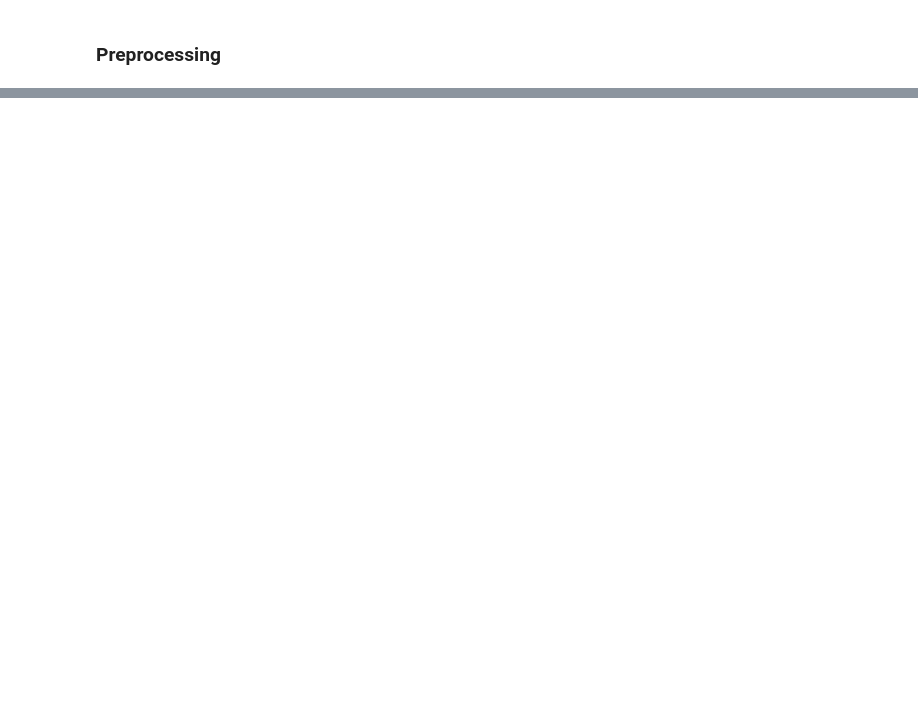
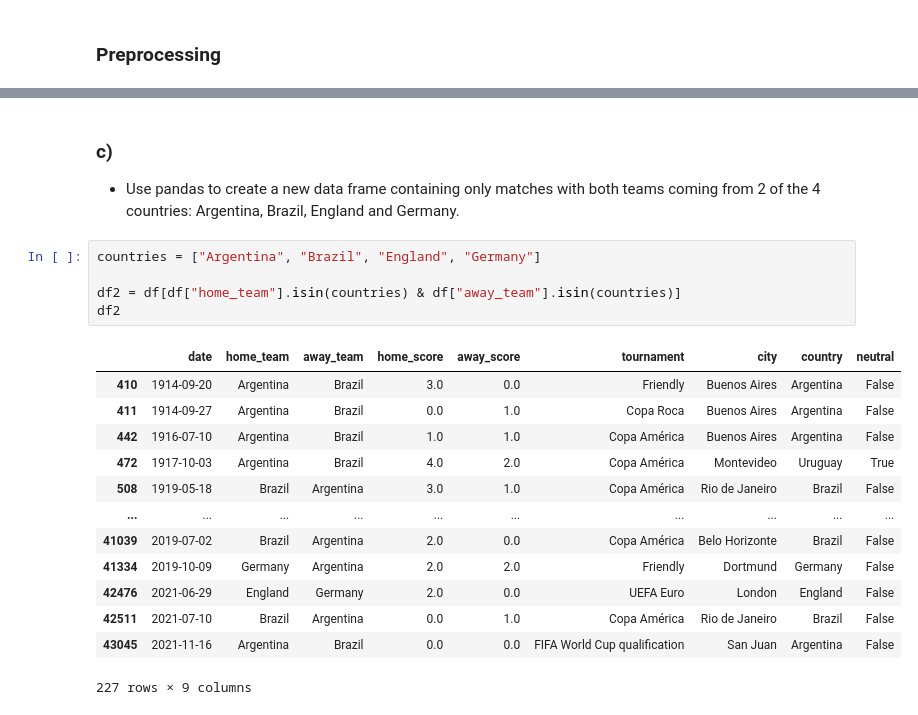
Before and after one commit to KohSiXing/Feature-Engineering-for-Machine-Learning, a Jupyter notebook: BT3017 Tutorial 1.ipynb, the cells around one changed output, grey strips where cells are left out. Saved outputs shown, nothing was run; the diff lists cells and outputs as text; blank space fills up the shorter version.

```diff
--- a/BT3017 Tutorial 1.ipynb
+++ b/BT3017 Tutorial 1.ipynb
@@ -22,0 +57,23 @@ df.head()
+# %% [markdown]
+### c)
+
+- Use pandas to create a new data frame containing only matches with both teams coming from 2 of the 4 countries: Argentina, Brazil, England and Germany.
+# %%
+countries = ["Argentina", "Brazil", "England", "Germany"]
+
+df2 = df[df["home_team"].isin(countries) & df["away_team"].isin(countries)]
+df2
+# %% [output]
+|  | date | home_team | away_team | home_score | away_score | tournament | city | country | neutral |
+| 410 | 1914-09-20 | Argentina | Brazil | 3.0 | 0.0 | Friendly | Buenos Aires | Argentina | False |
+| 411 | 1914-09-27 | Argentina | Brazil | 0.0 | 1.0 | Copa Roca | Buenos Aires | Argentina | False |
+| 442 | 1916-07-10 | Argentina | Brazil | 1.0 | 1.0 | Copa América | Buenos Aires | Argentina | False |
+| 472 | 1917-10-03 | Argentina | Brazil | 4.0 | 2.0 | Copa América | Montevideo | Uruguay | True |
+| 508 | 1919-05-18 | Brazil | Argentina | 3.0 | 1.0 | Copa América | Rio de Janeiro | Brazil | False |
+| ... | ... | ... | ... | ... | ... | ... | ... | ... | ... |
+| 41039 | 2019-07-02 | Brazil | Argentina | 2.0 | 0.0 | Copa América | Belo Horizonte | Brazil | False |
+| 41334 | 2019-10-09 | Germany | Argentina | 2.0 | 2.0 | Friendly | Dortmund | Germany | False |
+| 42476 | 2021-06-29 | England | Germany | 2.0 | 0.0 | UEFA Euro | London | England | False |
+| 42511 | 2021-07-10 | Brazil | Argentina | 0.0 | 1.0 | Copa América | Rio de Janeiro | Brazil | False |
+| 43045 | 2021-11-16 | Argentina | Brazil | 0.0 | 0.0 | FIFA World Cup qualification | San Juan | Argentina | False |
+227 rows × 9 columns
```
Also changed, not shown: parts of 21 cells of this notebook.
